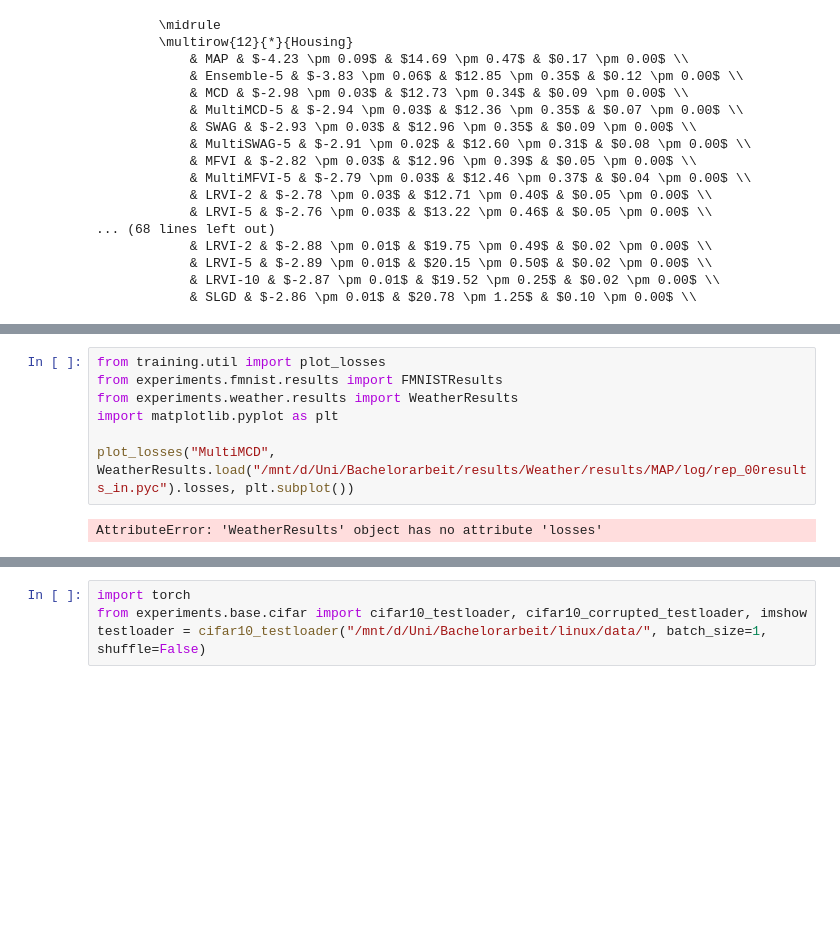
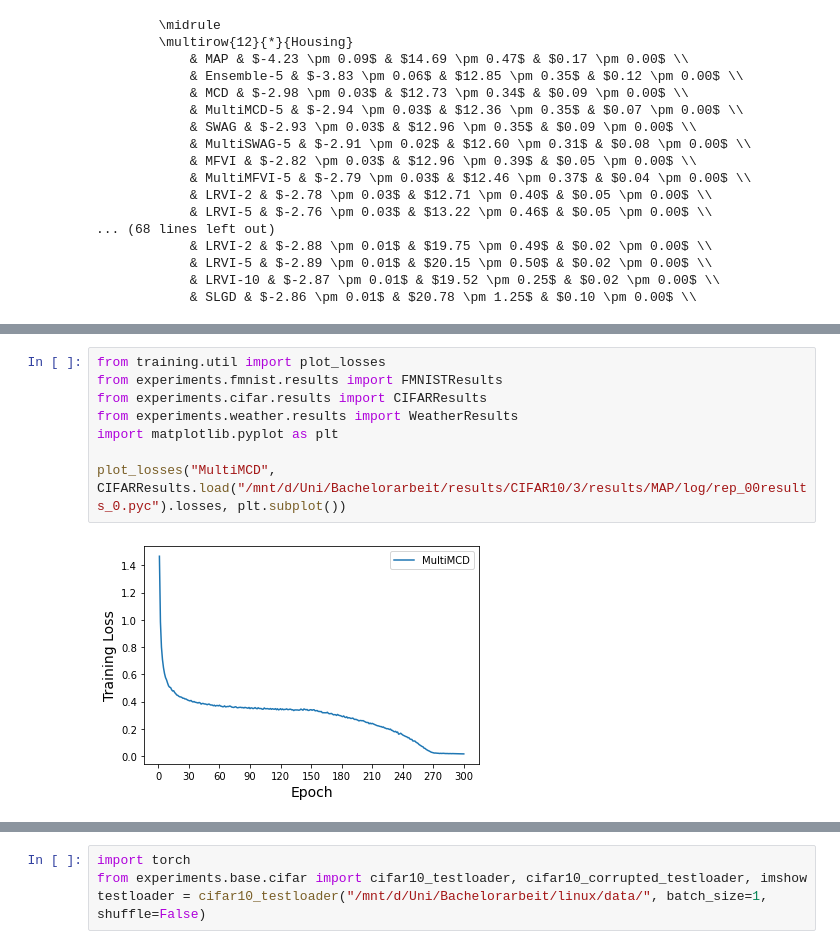
Before and after one commit to Feuermagier/VariationalBayesianDL, a Jupyter notebook: SampleCalibration.ipynb, the cells around one changed output, grey strips where cells are left out. Drawn from its saved outputs; the diff is of its cells as text; blank space fills up the shorter version.

```diff
--- a/SampleCalibration.ipynb
+++ b/SampleCalibration.ipynb
@@ -319,9 +326,10 @@ SWAG
 # %%
 from training.util import plot_losses
 from experiments.fmnist.results import FMNISTResults
+from experiments.cifar.results import CIFARResults
 from experiments.weather.results import WeatherResults
 import matplotlib.pyplot as plt
 
-plot_losses("MultiMCD", WeatherResults.load("/mnt/d/Uni/Bachelorarbeit/results/Weather/results/MAP/log/rep_00results_in.pyc").losses, plt.subplot())
+plot_losses("MultiMCD", CIFARResults.load("/mnt/d/Uni/Bachelorarbeit/results/CIFAR10/3/results/MAP/log/rep_00results_0.pyc").losses, plt.subplot())
 # %% [output]
-AttributeError: 'WeatherResults' object has no attribute 'losses'
+[figure, added]
```
Also changed, not shown: parts of 4 cells of this notebook, 55 other files.
